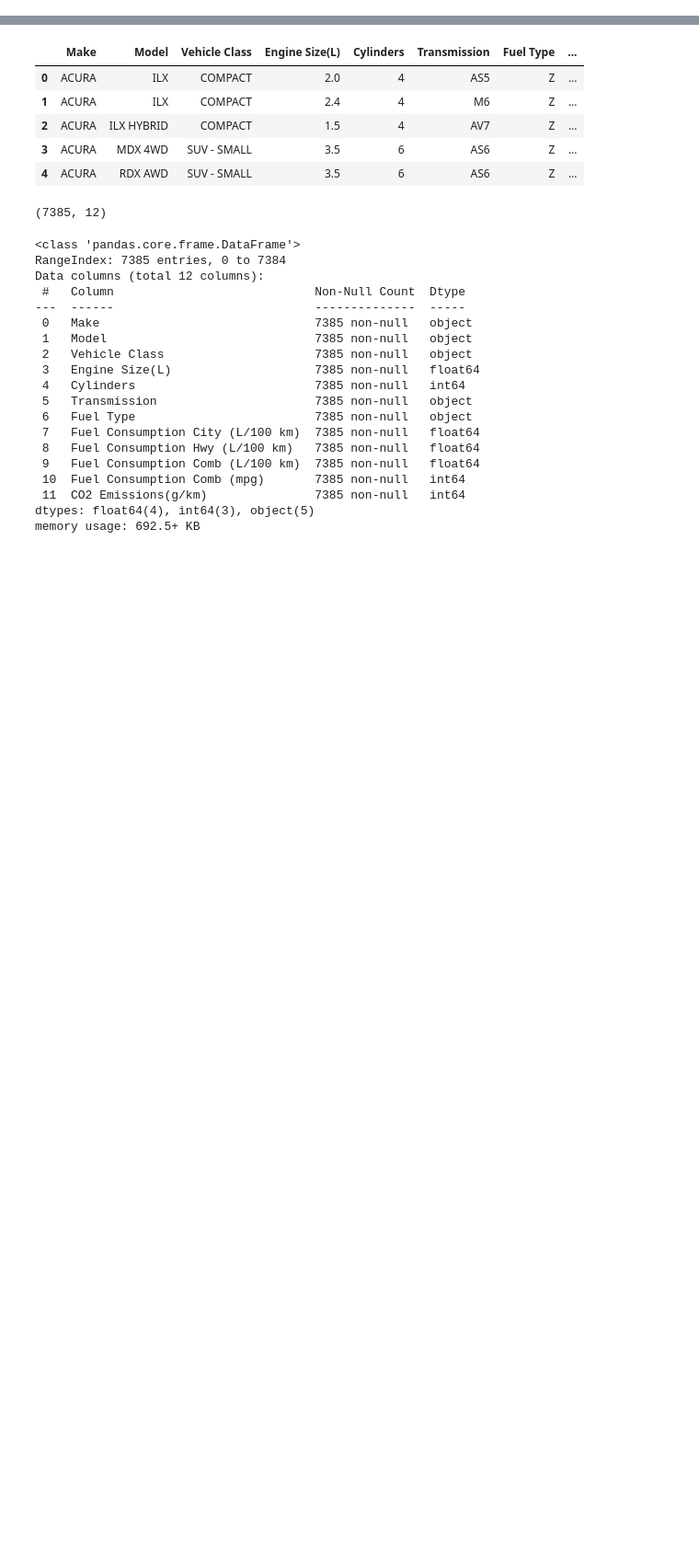
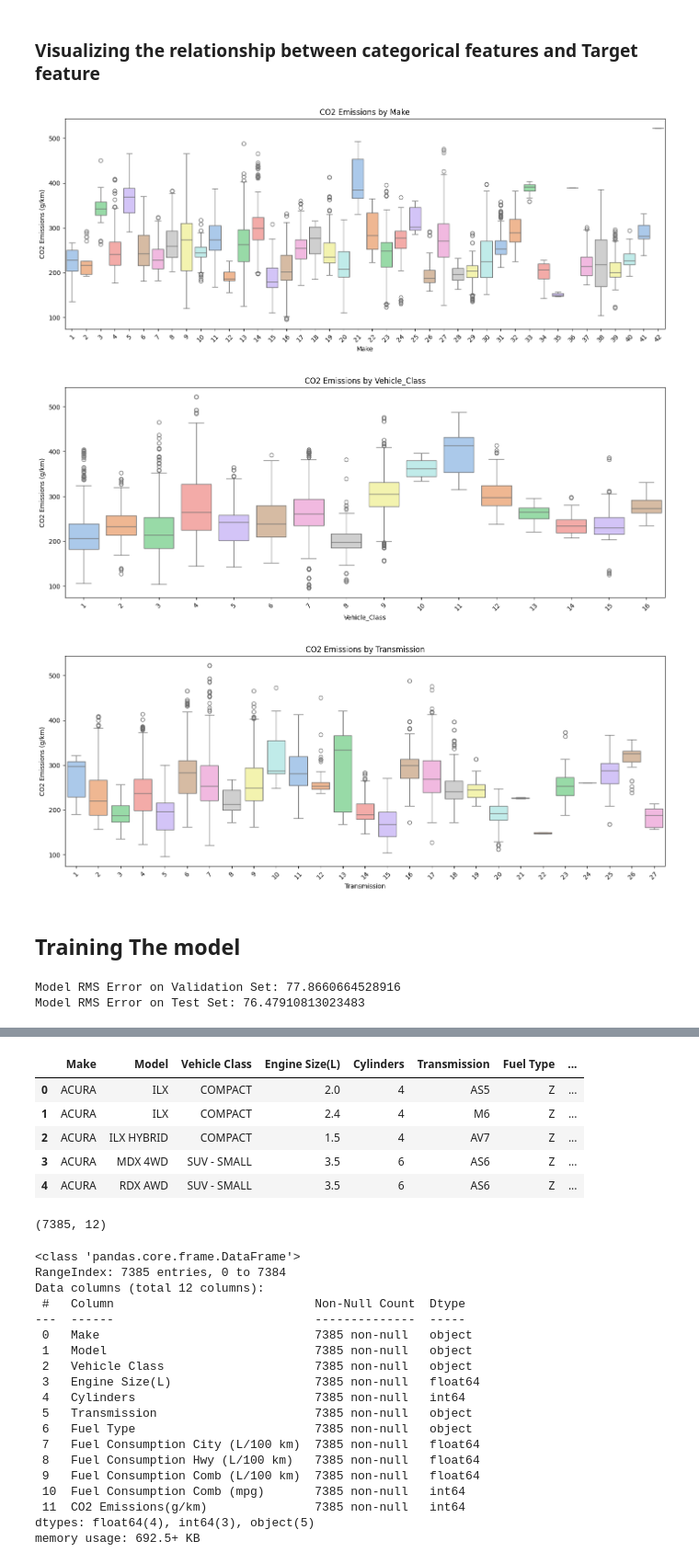
Before and after one commit to timid-angel/co2-emissions-prediction-model, a Jupyter notebook: Vectorized_Implementation.ipynb, the cells around one changed output, grey strips where cells are left out. Shown at 92% size. Drawn from its saved outputs; the diff is of its cells as text; code cells hidden in the pictures; blank space fills up the shorter version.

```diff
--- a/Vectorized_Implementation.ipynb
+++ b/Vectorized_Implementation.ipynb
@@ -6,0 +122,38 @@ import pandas as pd
+# %% [markdown]
+### Visualizing the relationship between categorical features and Target feature
+# %%
+# Plotting categorical features
+for i, feature in enumerate(categorical_columns):
+    plt.figure(figsize=(17, 6))
+    sns.boxplot(x=data[feature], y=data['CO2_Emissions(g/km)'], hue=data[feature], palette="pastel", legend=False)
+    plt.title('CO2 Emissions by ' + feature)
+    plt.xlabel(feature)
+    plt.ylabel('CO2 Emissions (g/km)')
+    plt.xticks(rotation=45)
+    plt.show()
+# %% [output]
+[figure, added]
+[figure, added]
+[figure, added]
+# %% [markdown]
+## Training The model
+# %%
+# Using the normal equation version of the model
+model = LinearRegression()
+
+# Fit model on training data
+model.fit(train_x, train_y)
+
+# Validate the model
+predictions = model.predict(validation_x)
+rms_error = root_mean_squared_error(validation_y, predictions)
+
+print(f"Model RMS Error on Validation Set: {rms_error}")
+
+# Test on the test set to evaluate performance
+test_predictions = model.predict(test_x)
+test_rms_error = root_mean_squared_error(test_y, test_predictions)
+print(f"Model RMS Error on Test Set: {test_rms_error}")
+# %% [output]
+Model RMS Error on Validation Set: 77.8660664528916
+Model RMS Error on Test Set: 76.47910813023483
```
Also changed, not shown: parts of 32 cells of this notebook.
